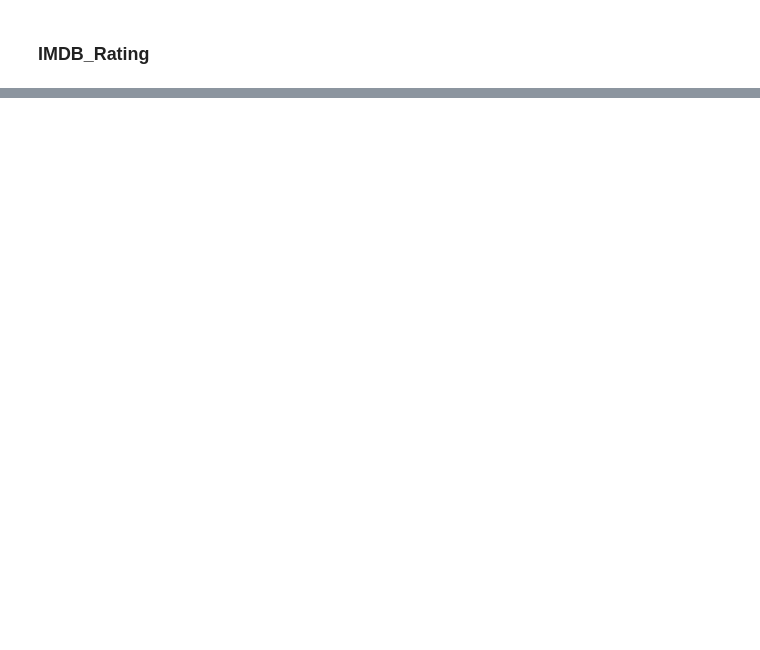
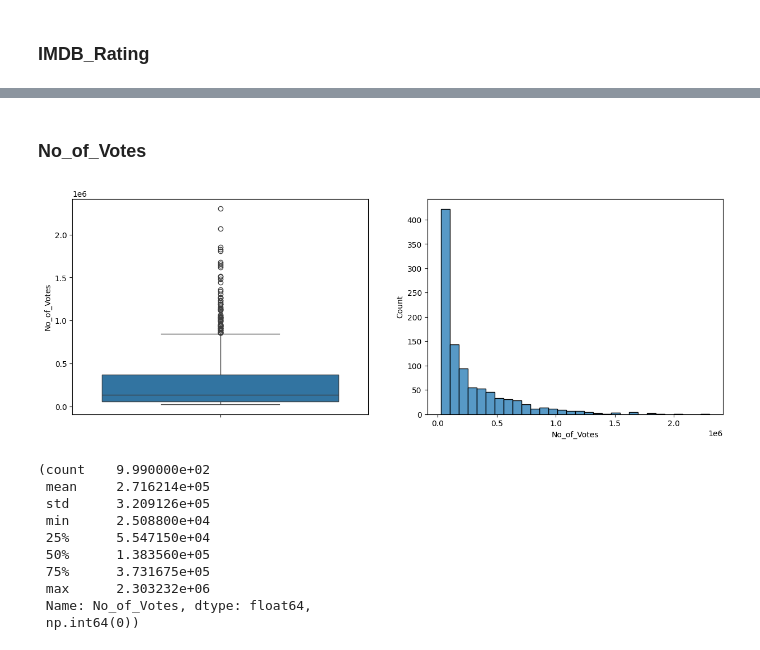
Before and after one commit to RStrzoda/LH_CD_2025, a Jupyter notebook: EDA.ipynb, the cells around one changed output, grey strips where cells are left out. Cells and saved outputs as stored; diff of their text form; code cells hidden in the pictures; blank space fills up the shorter version.

```diff
--- a/EDA.ipynb
+++ b/EDA.ipynb
@@ -139,0 +287,31 @@ Name: count, dtype: int64
+# %% [markdown]
+### No_of_Votes
+# %%
+votes = df["No_of_Votes"]
+
+desc = votes.describe()
+n_null = votes.isnull().sum()
+
+fig, (ax_box, ax_hist) = plt.subplots(
+    nrows=1,
+    ncols=2,
+    figsize=(15,5)
+)
+
+sns.boxplot(votes, ax=ax_box)
+sns.histplot(votes, ax=ax_hist, bins=30)
+plt.show()
+
+desc, n_null
+# %% [output]
+[figure, added]
+(count    9.990000e+02
+ mean     2.716214e+05
+ std      3.209126e+05
+ min      2.508800e+04
+ 25%      5.547150e+04
+ 50%      1.383560e+05
+ 75%      3.731675e+05
+ max      2.303232e+06
+ Name: No_of_Votes, dtype: float64,
+ np.int64(0))
```
Also changed, not shown: parts of 21 cells of this notebook.
